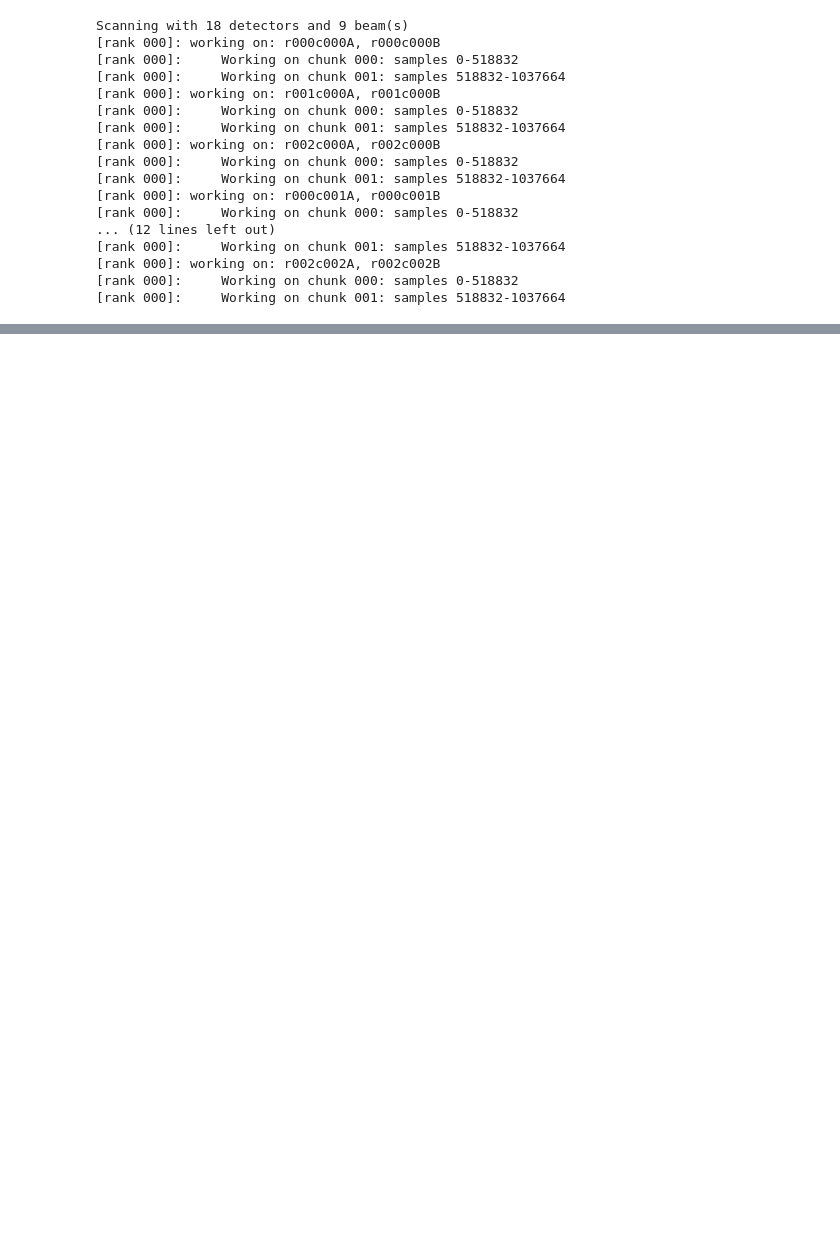
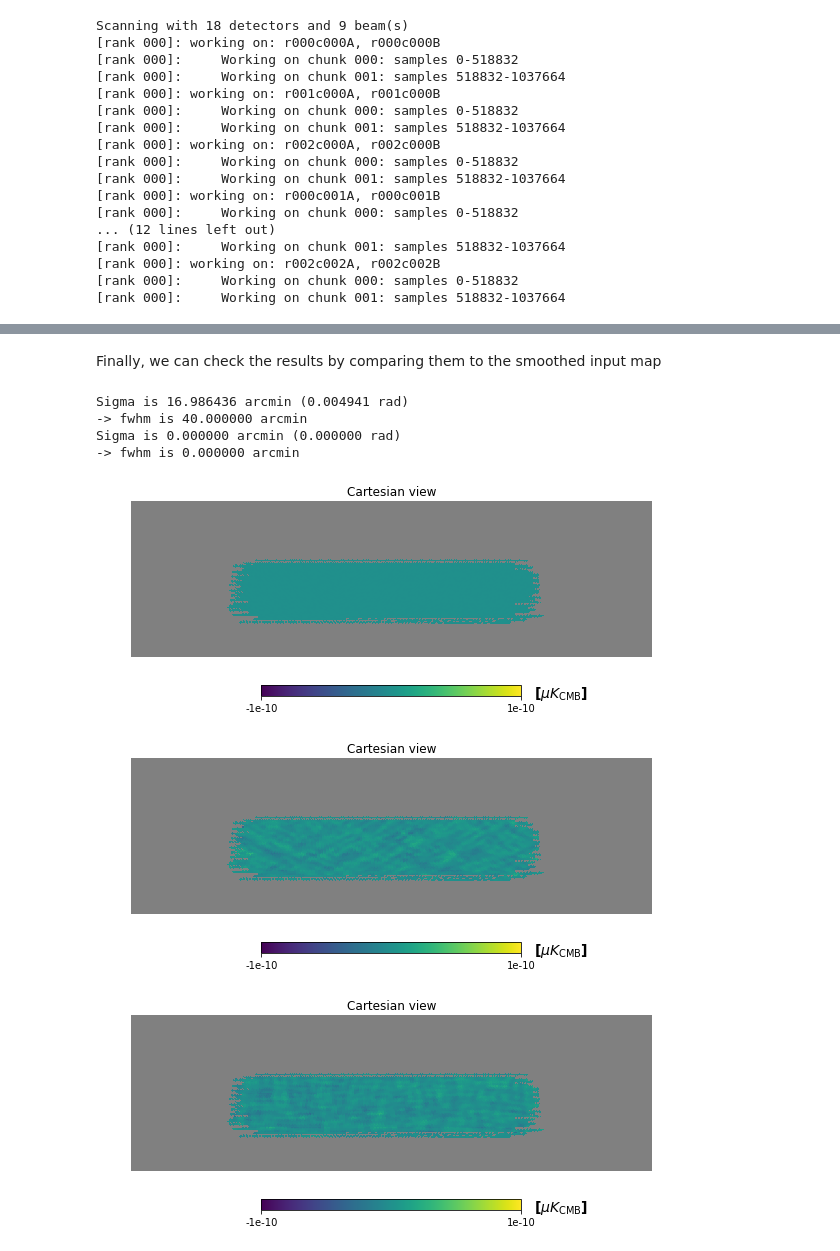
Before and after one commit to AdriJD/beamconv, a Jupyter notebook: notebooks/simple_scan.ipynb, the cells around one changed output, grey strips where cells are left out. Drawn from its saved outputs; the diff is of its cells as text; code cells hidden in the pictures; blank space fills up the shorter version.

```diff
--- a/notebooks/simple_scan.ipynb
+++ b/notebooks/simple_scan.ipynb
@@ -103,0 +102,19 @@ hp.cartview(maps[2], min=-5, max=5, lonra=[-60, 40], latra=[-70, -40],  **cart_o
+# %% [markdown]
+Finally, we can check the results by comparing them to the smoothed input map
+# %%
+hp.smoothalm(alm, fwhm=np.radians(fwhm / 60.))
+sm_in = hp.alm2map(alm, hp.get_nside(maps[0]))
+diff = maps - sm_in
+# %% [output]
+Sigma is 16.986436 arcmin (0.004941 rad)
+-> fwhm is 40.000000 arcmin
+Sigma is 0.000000 arcmin (0.000000 rad)
+-> fwhm is 0.000000 arcmin
+# %%
+hp.cartview(diff[0], min=-1e-10, max=1e-10, **cart_opts)
+hp.cartview(diff[1], min=-1e-10, max=1e-10, **cart_opts)
+hp.cartview(diff[2], min=-1e-10, max=1e-10, **cart_opts)
+# %% [output]
+[figure, added]
+[figure, added]
+[figure, added]
```
Also changed, not shown: parts of 17 cells of this notebook, 1 other file.
